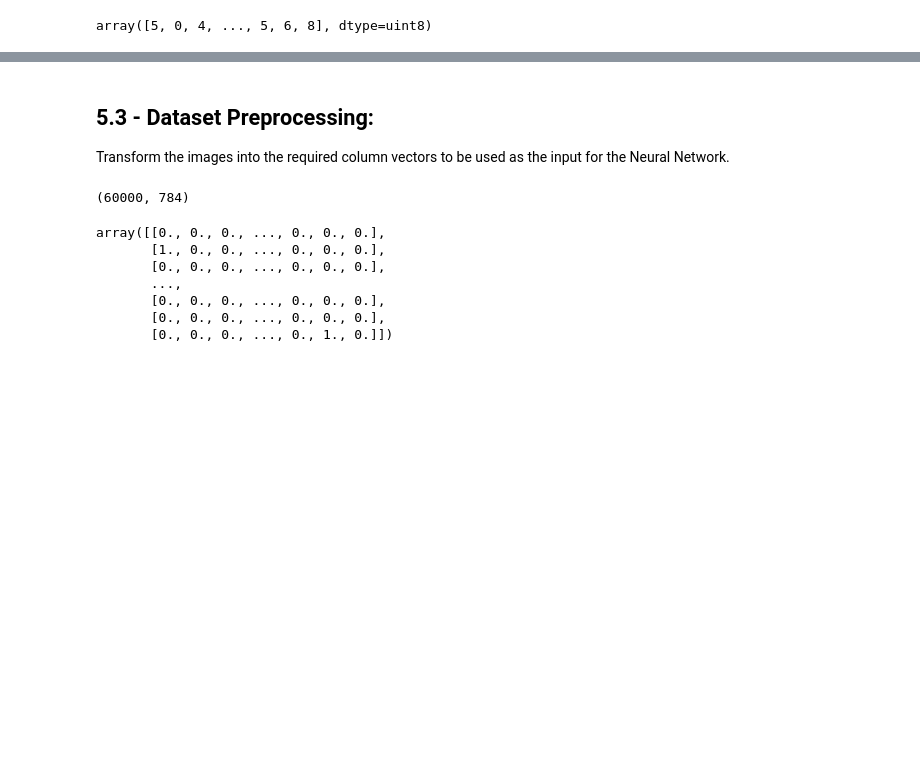
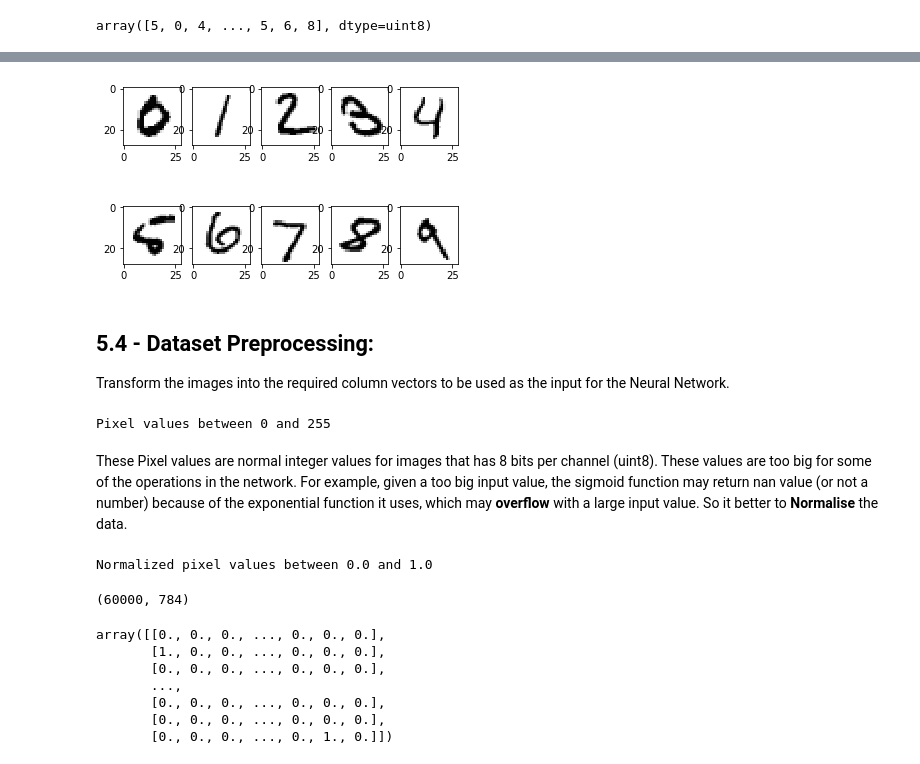
Before and after one commit to ylee9107/ComputerVisionTensorFlow2_myLearning, a Jupyter notebook: 1 - Comupter Vision with Neural Networks/Building ANNs.ipynb, the cells around one changed output, grey strips where cells are left out. Cells and saved outputs as stored; diff of their text form; code cells hidden in the pictures; blank space fills up the shorter version.

```diff
--- a/1 - Comupter Vision with Neural Networks/Building ANNs.ipynb
+++ b/1 - Comupter Vision with Neural Networks/Building ANNs.ipynb
@@ -326,15 +351,38 @@ array([5, 0, 4, ..., 5, 6, 8], dtype=uint8)
+# %%
+# Plot 10 of the Digits:
+fig = plt.figure()
+
+for i in range(10):
+    img_idx = np.argwhere(y_test == i)[0]
+    plottable_image = np.reshape(X_test[img_idx], (28, 28))
+    ax = fig.add_subplot(2, 5, i+1)
+    ax.imshow(plottable_image, cmap = matplotlib.cm.binary)
+# %% [output]
+[figure, added]
 # %% [markdown]
-## 5.3 - Dataset Preprocessing:
+## 5.4 - Dataset Preprocessing:
 
 Transform the images into the required column vectors to be used as the input for the Neural Network.
 # %%
 # Flatten the data into a single row of vectors:
-X_train, X_test = X_train.reshape(-1, 28*28), X_test.reshape(-1, 28*28)
+X_train, X_test = X_train.reshape(-1, 28 * 28), X_test.reshape(-1, 28 * 28)
 
-# Inspect:
-X_train.shape
+# Check out the Pixel Values:
+print("Pixel values between {} and {}".format(X_train.min(), X_train.max()))
 # %% [output]
-(60000, 784)
+Pixel values between 0 and 255
+# %% [markdown]
+These Pixel values are normal integer values for images that has 8 bits per channel (uint8). These values are too big for some of the operations in the network. For example, given a too big input value, the sigmoid function may return nan value (or not a number) because of the exponential function it uses, which may __overflow__ with a large input value. So it better to __Normalise__ the data.
+# %%
+# Normalise the input data: scaling it between 0 and 1.
+X_train, X_test = X_train / 255., X_test / 255.
+print("Normalized pixel values between {} and {}".format(X_train.min(), X_train.max()))
+
+# Inspect:
+X_train.shape
+# %% [output]
+Normalized pixel values between 0.0 and 1.0
+(60000, 784)
 # %%
 # One-hot encode the labels:
 y_train = np.eye(nb_classes)[y_train]
```
Also changed, not shown: parts of 50 cells of this notebook.
